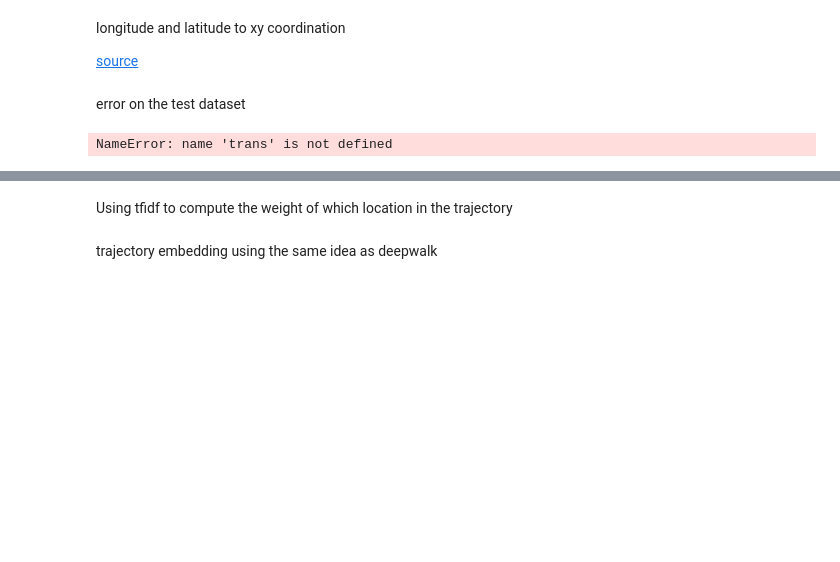
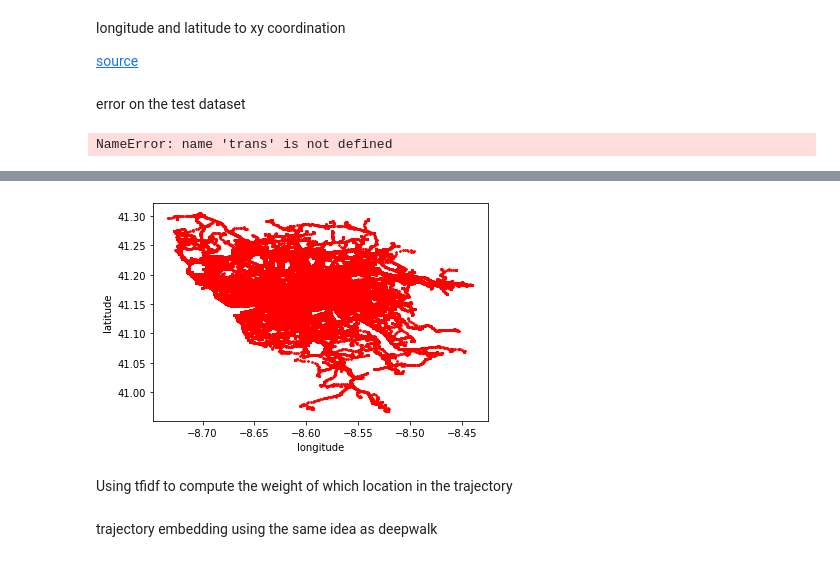
Before and after one commit to COMoER/Trajectory-is-the-Description-of-Arrival, a Jupyter notebook: lab.ipynb, the cells around one changed output, grey strips where cells are left out. Cells and saved outputs as stored; diff of their text form; code cells hidden in the pictures; blank space fills up the shorter version.

```diff
--- a/lab.ipynb
+++ b/lab.ipynb
@@ -418,3 +424,10 @@ error of this method is 0.00621189 km
+# %%
+plt.scatter(se_mulam[:,1],se_mulam[:,0],s=3, c="red")
+plt.xlabel("longitude")
+plt.ylabel("latitude")
+plt.savefig("origin.png")
+# %% [output]
+[figure, added]
 # %% [markdown]
 Using tfidf to compute the weight of which location in the trajectory
 # %%
```
Also changed, not shown: parts of 3 cells of this notebook, 10 other files.
